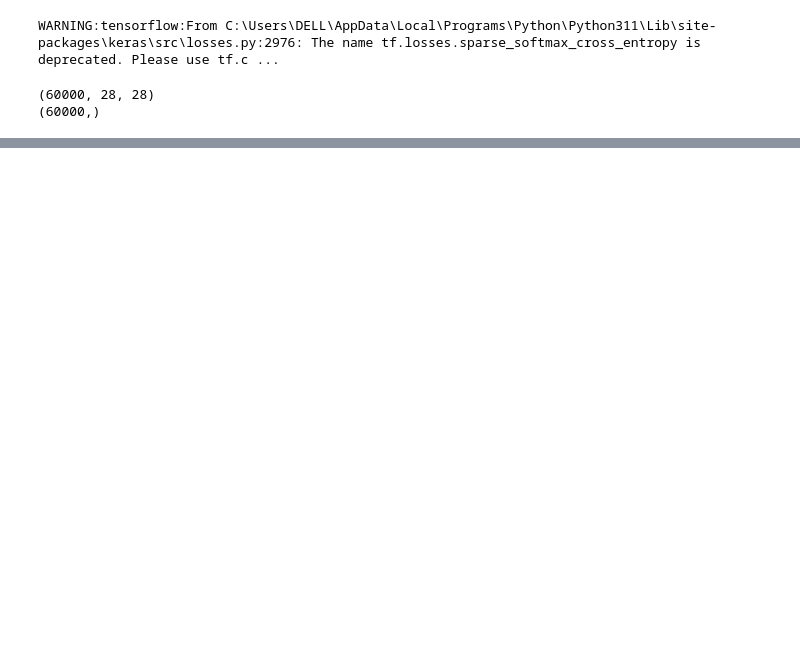
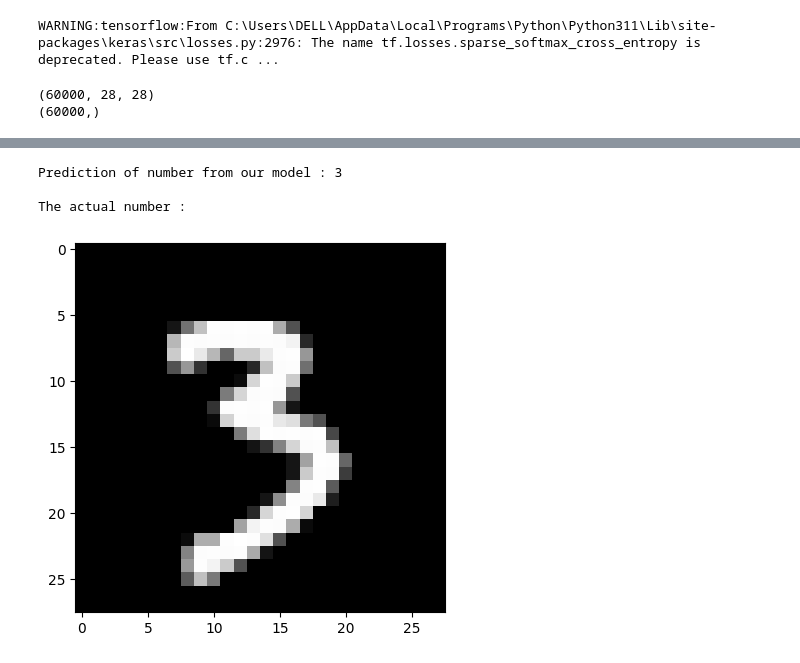
Before and after one commit to AaryanDahal17/Digit-Classifier-selfwritten-NeuralNetwork, a Jupyter notebook: digit_classifier.ipynb, the cells around one changed output, grey strips where cells are left out. Saved outputs shown, nothing was run; the diff lists cells and outputs as text; code cells hidden in the pictures; blank space fills up the shorter version.

```diff
--- a/digit_classifier.ipynb
+++ b/digit_classifier.ipynb
@@ -78,0 +132,9 @@ Test accuracy: 0.9575999975204468
+# %%
+def relu(v):
+    return np.maximum(0,v)
+
+def sigmoid(v):
+    return 1/(1+np.exp(-1*v))
+
+def softmax(v):
+    return ( np.exp(v) ) / np.sum( np.exp(v) )
@@ -78,0 +152,27 @@ Test accuracy: 0.9575999975204468
+# %%
+def predict(x):
+    a = x
+
+    for i in range(numOfLayers):
+        a = layer(a,i)
+
+
+    return a
+    # return np.argmax(a)
+# %%
+sample_num = 30                                                # To test our model prediction , we are taking an image from x_test
+image_example = x_test[sample_num].flatten()                   # Doing this in order to feed it into our model , it takes 28 * 28 dimension vector input
+# %%
+our_model_output = predict(image_example)
+tf_model_output = model.predict( np.array([image_example]) )
+
+print()
+print("Result from our model : ")
+print(our_model_output)
+
+print()
+
+print("Result from tf model : ")
+print(tf_model_output)
+
+# as you can see , they return same values , hence we have successfully implemented the tf model except the backpropagation part
@@ -78,0 +190,13 @@ Test accuracy: 0.9575999975204468
+# %%
+print("Prediction of number from our model :", np.argmax(our_model_output))
+print()
+
+print("The actual number : ")
+print()
+plt.imshow(x_test_og[sample_num],cmap = "gray")
+plt.show()
+# %% [output]
+Prediction of number from our model : 3
+
+The actual number :
+[figure, added]
```
Also changed, not shown: parts of 18 cells of this notebook.
